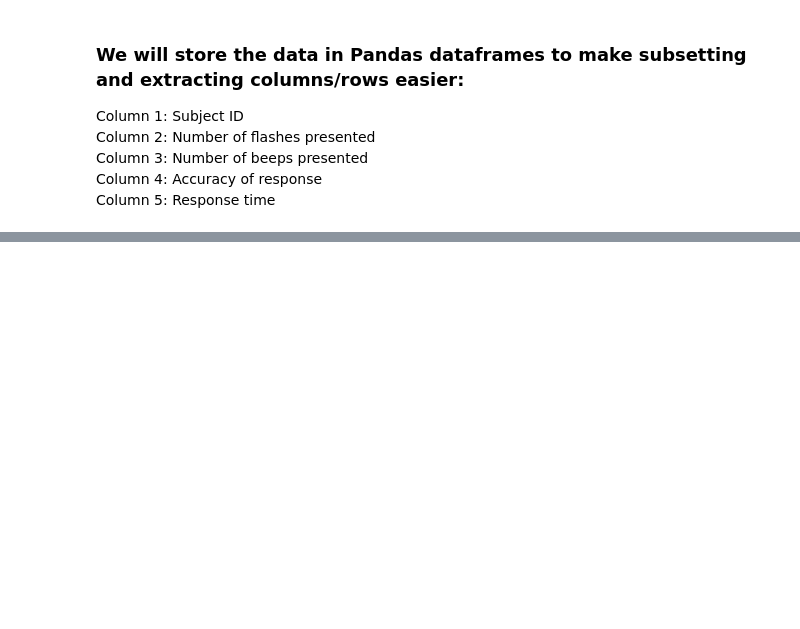
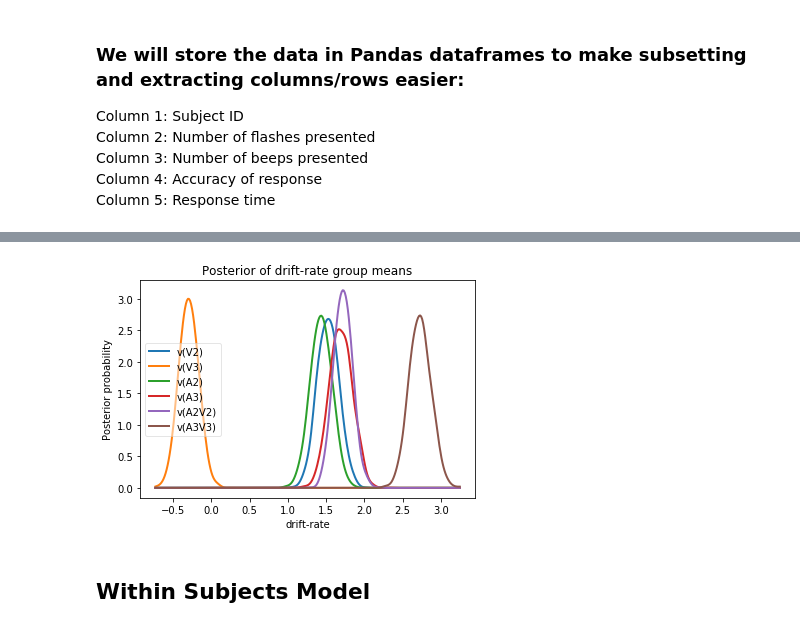
Before and after one commit to chauedwin/NumerosityHDDM, a Jupyter notebook: NewExperiment.ipynb, the cells around one changed output, grey strips where cells are left out. Cells and saved outputs as stored; diff of their text form; code cells hidden in the pictures; blank space fills up the shorter version.

```diff
--- a/NewExperiment.ipynb
+++ b/NewExperiment.ipynb
@@ -245,0 +285,11 @@ alldata
+# %%
+v_V2, v_V3, v_A2, v_A3, v_A2V2, v_A3V3 = m_stim.nodes_db.node[['v(V2)', 'v(V3)', 'v(A2)', 'v(A3)', 'v(A2V2)', 'v(A3V3)']]
+hddm.analyze.plot_posterior_nodes([v_V2, v_V3, v_A2, v_A3, v_A2V2, v_A3V3])
+plt.xlabel('drift-rate')
+plt.ylabel('Posterior probability')
+plt.title('Posterior of drift-rate group means')
+plt.savefig('hddm_demo_fig_06.pdf')
+# %% [output]
+[figure, added]
+# %% [markdown]
+## Within Subjects Model
```
Also changed, not shown: parts of 19 cells of this notebook.
